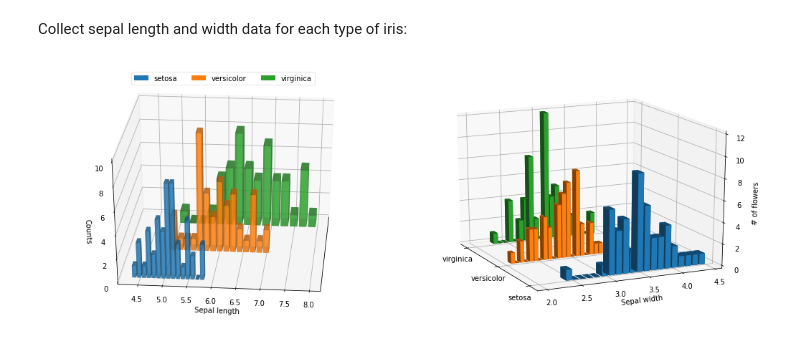
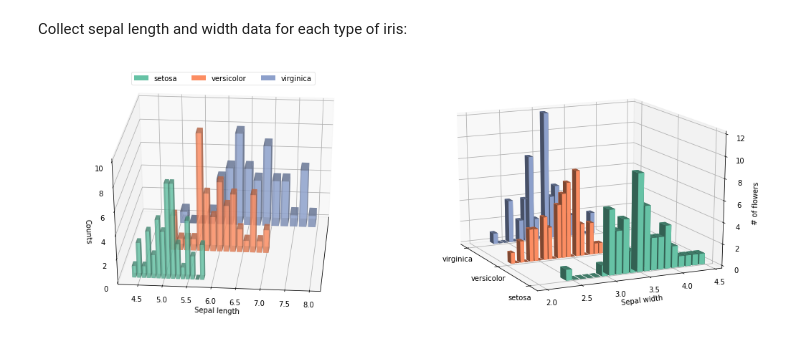
Before and after one commit to teiband/python-plot-utilities, a Jupyter notebook: examples/3D_histograms_example.ipynb, the cells around one changed output. Saved outputs shown, nothing was run; the diff lists cells and outputs as text; code cells hidden in the pictures.

```diff
--- a/examples/3D_histograms_example.ipynb
+++ b/examples/3D_histograms_example.ipynb
@@ -55,17 +55,19 @@ for name in iris_names:
 # %%
 fig = plt.figure(figsize=(14,5))
 ax1 = fig.add_subplot(121,projection='3d')  # projection='3d' is mandatory
 ax2 = fig.add_subplot(122,projection='3d')
 
+c_ = pu.get_colors(color_scheme='set2',N=3)  # query colors from pu.get_colors()
+
 # ---------  Plot two sets of histograms on two subplots, respectively  -------------
-pu.histogram3d(X, bins=15, fig=fig, ax=ax1, data_labels=iris_names,
+pu.histogram3d(X, bins=15, fig=fig, ax=ax1, data_labels=iris_names, color=c_,
                plot_xlabel=False, dx_factor=1.6, ylabel='Sepal length');
 pu.histogram3d(Y, bins=20, fig=fig, ax=ax2, data_labels=iris_names,
-               dx_factor=1.6,
+               dx_factor=1.6, color=c_,
                azim=-25, elev=18, alpha=1.0,     # adjust angle of view and transparency
                ylabel='Sepal width', zlabel='# of flowers',  # change z label
                plot_legend=False, plot_xlabel=True);  # disable the legend, and show x label instead
 
 plt.tight_layout(pad=0.2, h_pad=0.2)
 # %% [output]
-[figure, old version]
+[figure, new version]
```
Also changed, not shown: parts of 1 cell of this notebook, 2 other files.
